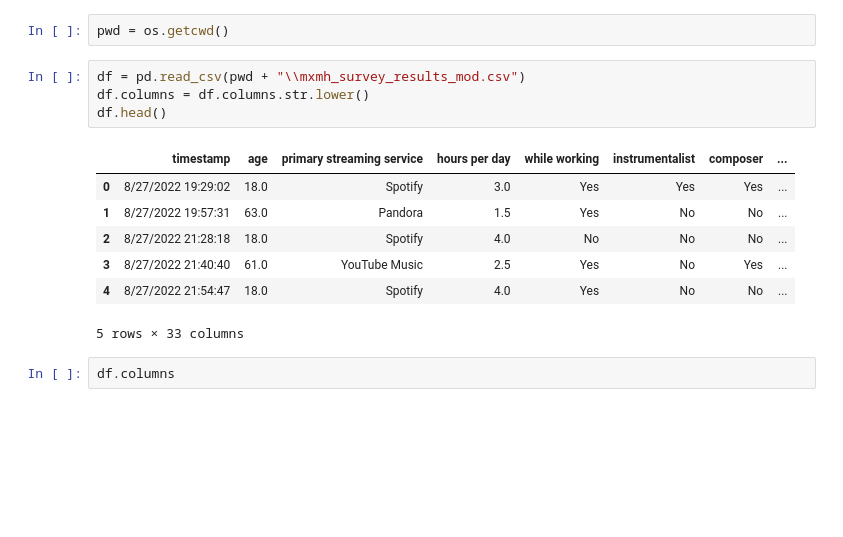
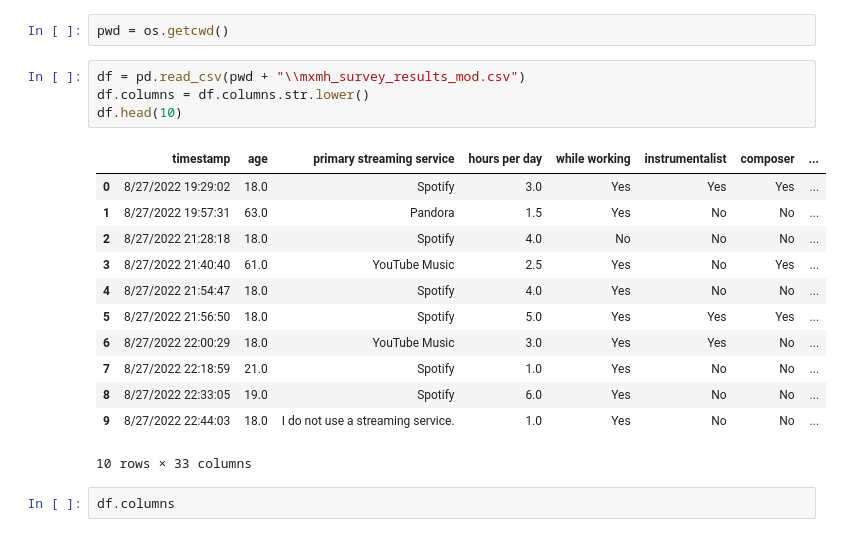
Before and after one commit to andre0422/mxmh_tensorflow, a Jupyter notebook: mxmh.ipynb, the cells around one changed output. Saved outputs shown, nothing was run; the diff lists cells and outputs as text; blank space fills up the shorter version.

```diff
--- a/mxmh.ipynb
+++ b/mxmh.ipynb
@@ -16,15 +16,20 @@ pwd = os.getcwd()
 # %%
 df = pd.read_csv(pwd + "\\mxmh_survey_results_mod.csv")
 df.columns = df.columns.str.lower()
-df.head()
+df.head(10)
 # %% [output]
 |  | timestamp | age | primary streaming service | hours per day | while working | instrumentalist | composer | ... |
 | 0 | 8/27/2022 19:29:02 | 18.0 | Spotify | 3.0 | Yes | Yes | Yes | ... |
 | 1 | 8/27/2022 19:57:31 | 63.0 | Pandora | 1.5 | Yes | No | No | ... |
 | 2 | 8/27/2022 21:28:18 | 18.0 | Spotify | 4.0 | No | No | No | ... |
 | 3 | 8/27/2022 21:40:40 | 61.0 | YouTube Music | 2.5 | Yes | No | Yes | ... |
 | 4 | 8/27/2022 21:54:47 | 18.0 | Spotify | 4.0 | Yes | No | No | ... |
+| 5 | 8/27/2022 21:56:50 | 18.0 | Spotify | 5.0 | Yes | Yes | Yes | ... |
+| 6 | 8/27/2022 22:00:29 | 18.0 | YouTube Music | 3.0 | Yes | Yes | No | ... |
+| 7 | 8/27/2022 22:18:59 | 21.0 | Spotify | 1.0 | Yes | No | No | ... |
+| 8 | 8/27/2022 22:33:05 | 19.0 | Spotify | 6.0 | Yes | No | No | ... |
+| 9 | 8/27/2022 22:44:03 | 18.0 | I do not use a streaming service. | 1.0 | Yes | No | No | ... |
-5 rows × 33 columns
+10 rows × 33 columns
 # %%
 df.columns
 # %% [output]
```
Also changed, not shown: parts of 72 cells of this notebook.
